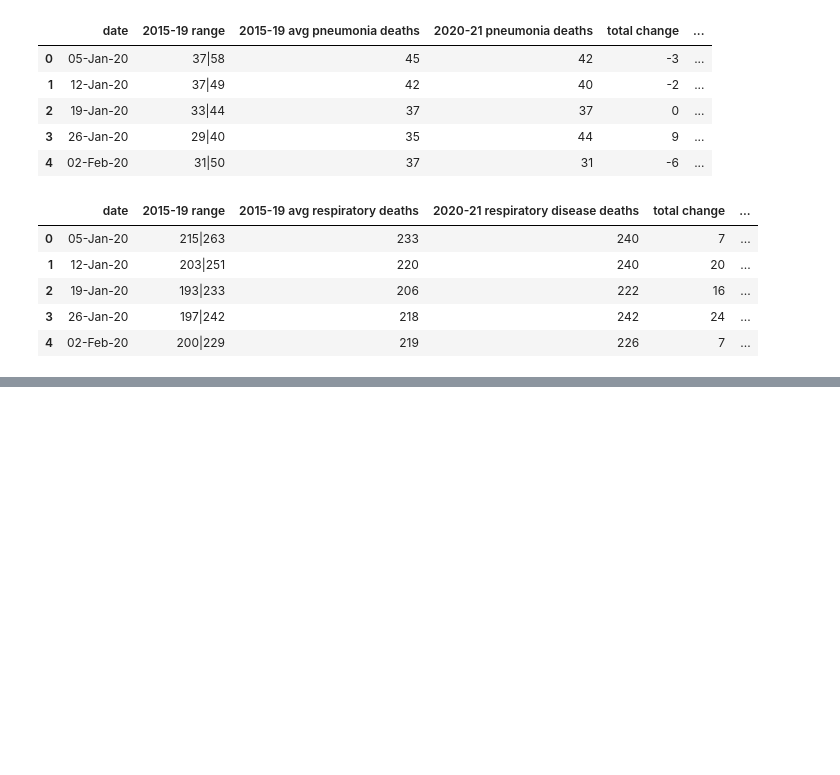
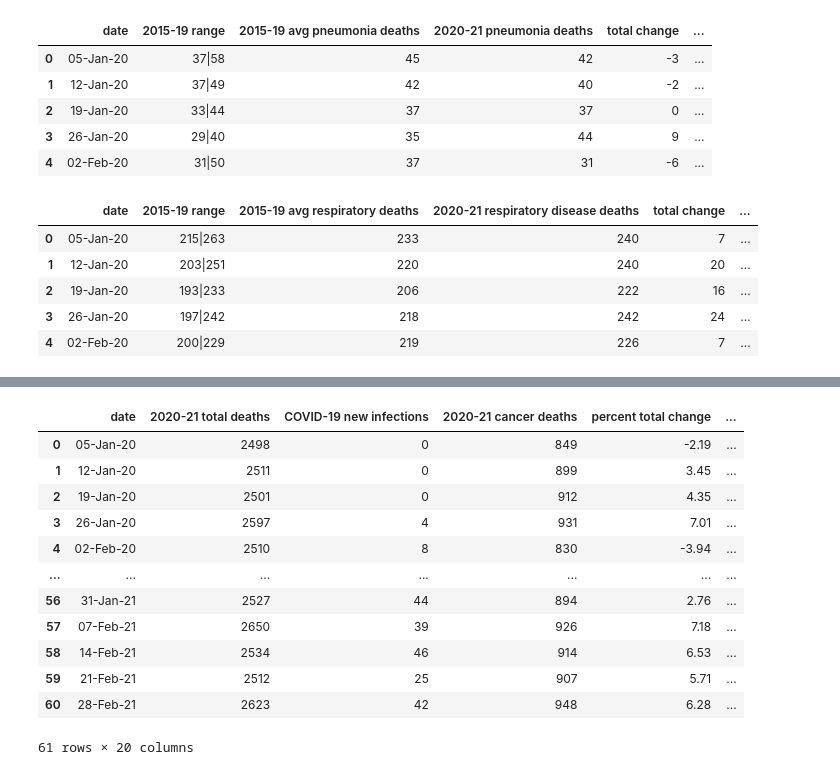
Before and after one commit to JackXinPan/ETL-Project, a Jupyter notebook: SQL/py.ipynb, the cells around one changed output, grey strips where cells are left out. Saved outputs shown, nothing was run; the diff lists cells and outputs as text; code cells hidden in the pictures; blank space fills up the shorter version.

```diff
--- a/SQL/py.ipynb
+++ b/SQL/py.ipynb
@@ -214,0 +294,18 @@ respiratory_data.head()
+# %%
+Deaths_Summary2020_21['Percentage of Total Deaths'] = (Deaths_Summary2020_21['2020-21 cancer deaths']/Deaths_Summary2020_21['2020-21 total deaths'])*100
+Deaths_Summary2020_21 = Deaths_Summary2020_21.round(2)
+Deaths_Summary2020_21
+# %% [output]
+|  | date | 2020-21 total deaths | COVID-19 new infections | 2020-21 cancer deaths | percent total change | ... |
+| 0 | 05-Jan-20 | 2498 | 0 | 849 | -2.19 | ... |
+| 1 | 12-Jan-20 | 2511 | 0 | 899 | 3.45 | ... |
+| 2 | 19-Jan-20 | 2501 | 0 | 912 | 4.35 | ... |
+| 3 | 26-Jan-20 | 2597 | 4 | 931 | 7.01 | ... |
+| 4 | 02-Feb-20 | 2510 | 8 | 830 | -3.94 | ... |
+| ... | ... | ... | ... | ... | ... | ... |
+| 56 | 31-Jan-21 | 2527 | 44 | 894 | 2.76 | ... |
+| 57 | 07-Feb-21 | 2650 | 39 | 926 | 7.18 | ... |
+| 58 | 14-Feb-21 | 2534 | 46 | 914 | 6.53 | ... |
+| 59 | 21-Feb-21 | 2512 | 25 | 907 | 5.71 | ... |
+| 60 | 28-Feb-21 | 2623 | 42 | 948 | 6.28 | ... |
+61 rows × 20 columns
```
Also changed, not shown: parts of 40 cells of this notebook.
